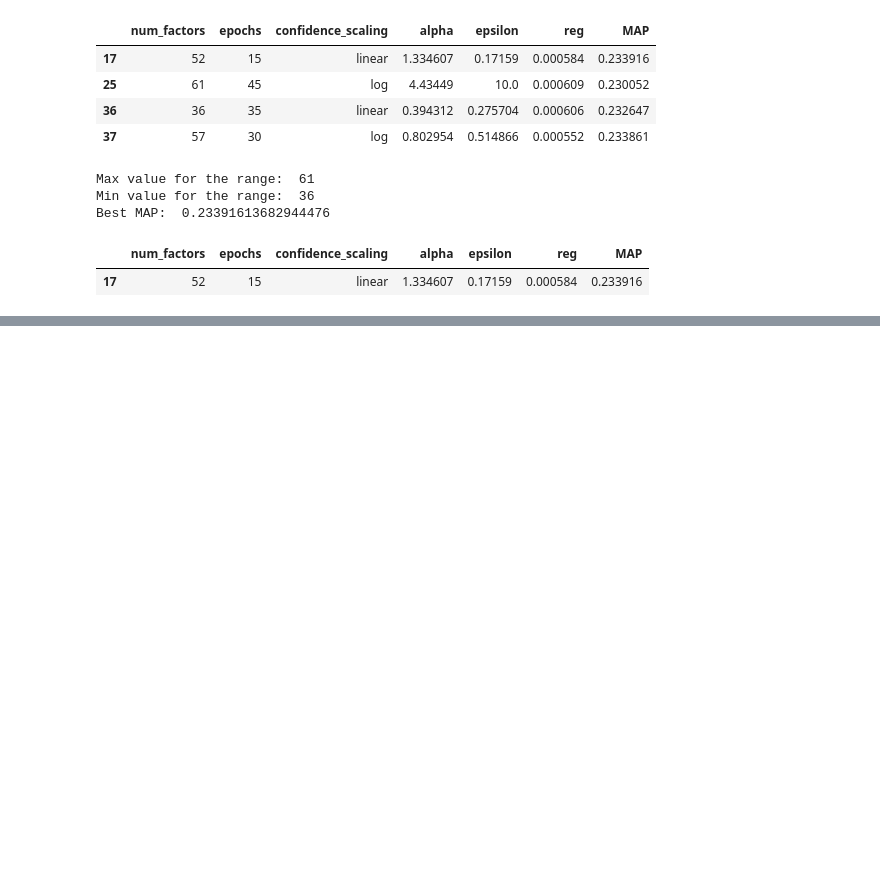
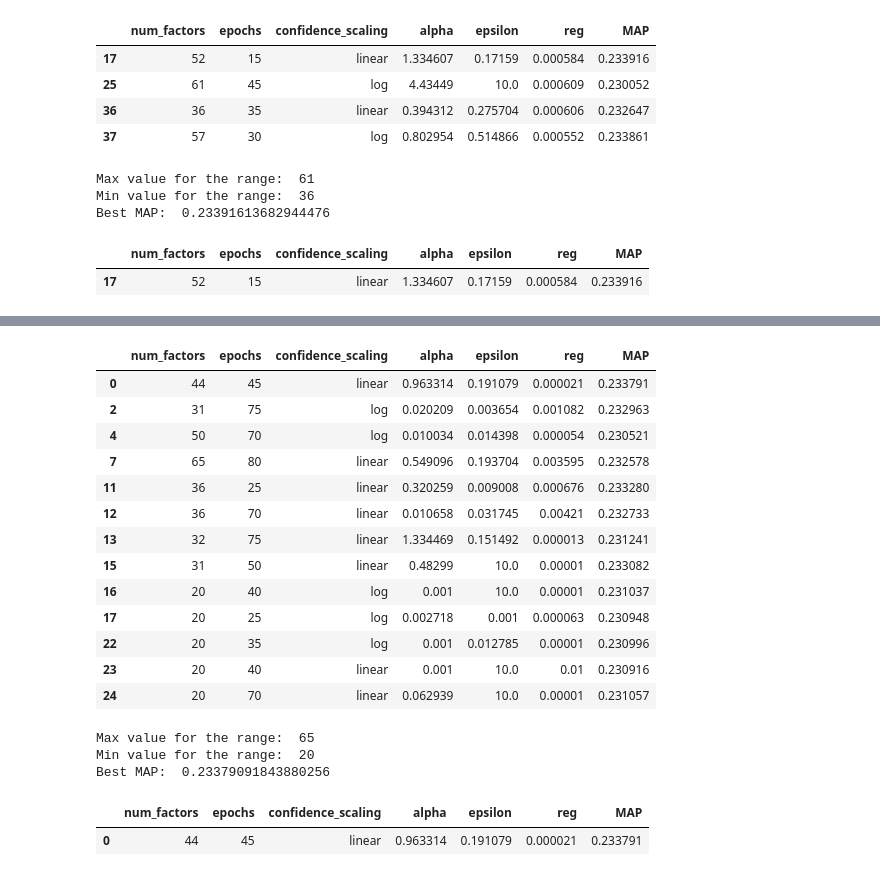
Before and after one commit to AlessioBray/Recommender-Systems-course-challenge, a Jupyter notebook: IALS_optimization.ipynb, the cells around one changed output, grey strips where cells are left out. Saved outputs shown, nothing was run; the diff lists cells and outputs as text; code cells hidden in the pictures; blank space fills up the shorter version.

```diff
--- a/IALS_optimization.ipynb
+++ b/IALS_optimization.ipynb
@@ -88,0 +224,38 @@ Best MAP:  0.23391613682944476
+# %%
+output_folder_path = "result_experiments/IALS/IALS_AUG_genre_subgenre_channel_range_improved/"
+
+data_loader = DataIO(folder_path = output_folder_path)
+search_metadata = data_loader.load_data(IALSRecommender.RECOMMENDER_NAME + "_metadata.zip")
+
+hyperparameters_df = search_metadata["hyperparameters_df"]
+result_on_validation_df = search_metadata["result_on_validation_df"]
+
+hyperparameters_df['MAP'] = result_on_validation_df['MAP'].values.tolist()
+
+threshold = 0.23
+
+hyperparameters_df[hyperparameters_df['MAP'] > threshold]
+print('Max value for the range: ', max(hyperparameters_df[hyperparameters_df['MAP'] > threshold].num_factors))
+print('Min value for the range: ', min(hyperparameters_df[hyperparameters_df['MAP'] > threshold].num_factors))
+print('Best MAP: ', max(hyperparameters_df['MAP']))
+hyperparameters_df[max(hyperparameters_df['MAP']) == hyperparameters_df['MAP']]
+# %% [output]
+|  | num_factors | epochs | confidence_scaling | alpha | epsilon | reg | MAP |
+| 0 | 44 | 45 | linear | 0.963314 | 0.191079 | 0.000021 | 0.233791 |
+| 2 | 31 | 75 | log | 0.020209 | 0.003654 | 0.001082 | 0.232963 |
+| 4 | 50 | 70 | log | 0.010034 | 0.014398 | 0.000054 | 0.230521 |
+| 7 | 65 | 80 | linear | 0.549096 | 0.193704 | 0.003595 | 0.232578 |
+| 11 | 36 | 25 | linear | 0.320259 | 0.009008 | 0.000676 | 0.233280 |
+| 12 | 36 | 70 | linear | 0.010658 | 0.031745 | 0.00421 | 0.232733 |
+| 13 | 32 | 75 | linear | 1.334469 | 0.151492 | 0.000013 | 0.231241 |
+| 15 | 31 | 50 | linear | 0.48299 | 10.0 | 0.00001 | 0.233082 |
+| 16 | 20 | 40 | log | 0.001 | 10.0 | 0.00001 | 0.231037 |
+| 17 | 20 | 25 | log | 0.002718 | 0.001 | 0.000063 | 0.230948 |
+| 22 | 20 | 35 | log | 0.001 | 0.012785 | 0.00001 | 0.230996 |
+| 23 | 20 | 40 | linear | 0.001 | 10.0 | 0.01 | 0.230916 |
+| 24 | 20 | 70 | linear | 0.062939 | 10.0 | 0.00001 | 0.231057 |
+Max value for the range:  65
+Min value for the range:  20
+Best MAP:  0.23379091843880256
+|  | num_factors | epochs | confidence_scaling | alpha | epsilon | reg | MAP |
+| 0 | 44 | 45 | linear | 0.963314 | 0.191079 | 0.000021 | 0.233791 |
```
Also changed, not shown: parts of 17 cells of this notebook, 16 other files.
